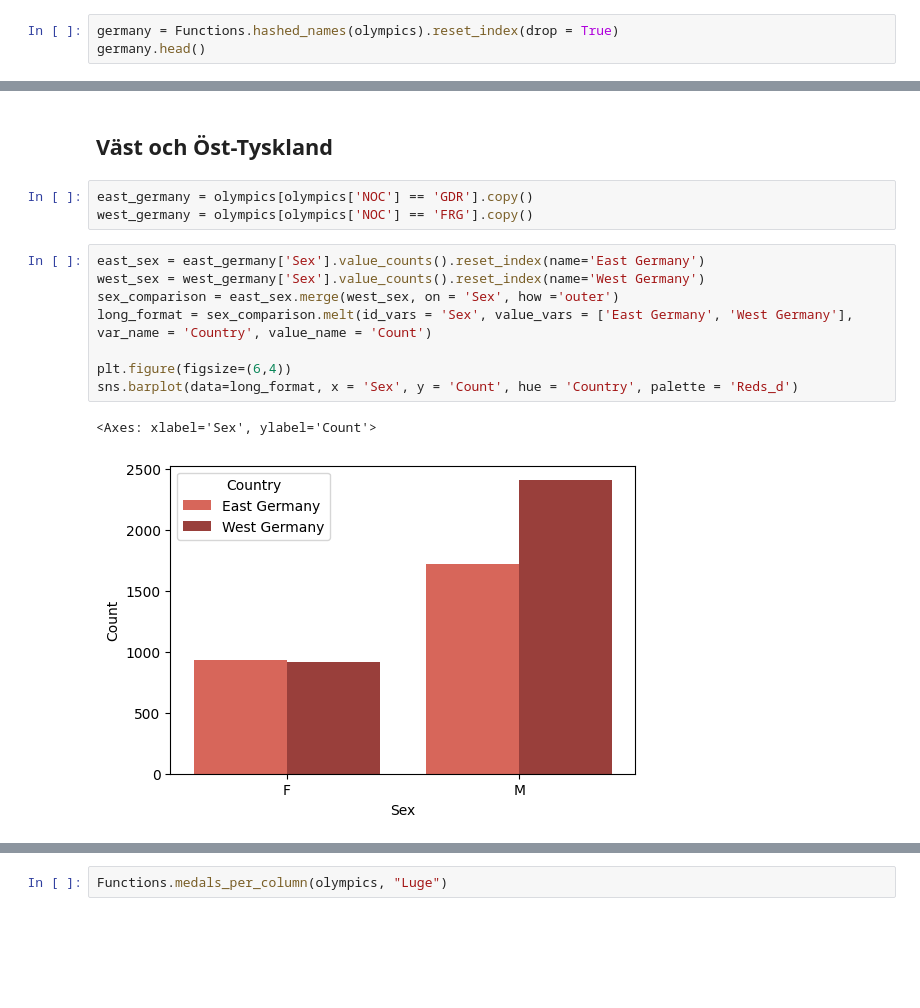
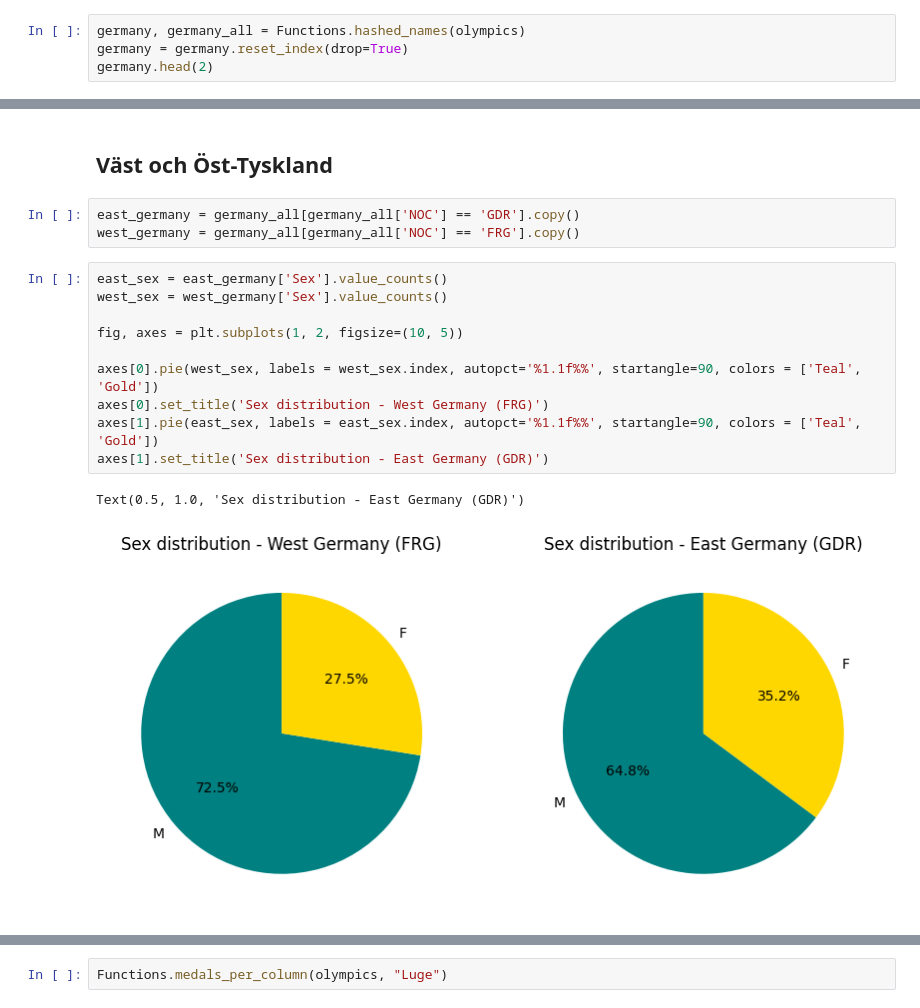
Before and after one commit to SebastianPetersson/Project_OS, a Jupyter notebook: Projekt_OS_Tyskland.ipynb, the cells around one changed output, grey strips where cells are left out. Drawn from its saved outputs; the diff is of its cells as text; blank space fills up the shorter version.

Commit message:
Uppdaterat Hash-funktion med germany_all, och ändrat könsplot mm

```diff
--- a/Projekt_OS_Tyskland.ipynb
+++ b/Projekt_OS_Tyskland.ipynb
@@ -12,8 +14,9 @@ importlib.reload(Functions)
 olympics = pd.read_csv('athlete_events.csv')
 noc = pd.read_csv('noc_regions.csv')
 # %%
-germany = Functions.hashed_names(olympics).reset_index(drop = True)
-germany.head()
+germany, germany_all = Functions.hashed_names(olympics)
+germany = germany.reset_index(drop=True)
+germany.head(2)
 # %% [output]
 |  | ID | Hash_Names | Sex | Age | Height | Weight | Team | NOC | Games | Year | Season | ... |
 | 0 | 133 | 341116996c59575b8e0a66ad3d42f5063... | M | NaN | NaN | NaN | Germany | GER | 1900 Summer | 1900 | Summer | ... |
@@ -62,16 +62,18 @@ plt.show()
 # %% [markdown]
 ## Väst och Öst-Tyskland
 # %%
-east_germany = olympics[olympics['NOC'] == 'GDR'].copy()
-west_germany = olympics[olympics['NOC'] == 'FRG'].copy()
+east_germany = germany_all[germany_all['NOC'] == 'GDR'].copy()
+west_germany = germany_all[germany_all['NOC'] == 'FRG'].copy()
 # %%
-east_sex = east_germany['Sex'].value_counts().reset_index(name='East Germany')
-west_sex = west_germany['Sex'].value_counts().reset_index(name='West Germany')
-sex_comparison = east_sex.merge(west_sex, on = 'Sex', how ='outer')
-long_format = sex_comparison.melt(id_vars = 'Sex', value_vars = ['East Germany', 'West Germany'], var_name = 'Country', value_name = 'Count')
+east_sex = east_germany['Sex'].value_counts()
+west_sex = west_germany['Sex'].value_counts()
 
-plt.figure(figsize=(6,4))
-sns.barplot(data=long_format, x = 'Sex', y = 'Count', hue = 'Country', palette = 'Reds_d')
+fig, axes = plt.subplots(1, 2, figsize=(10, 5))
+
+axes[0].pie(west_sex, labels = west_sex.index, autopct='%1.1f%%', startangle=90, colors = ['Teal', 'Gold'])
+axes[0].set_title('Sex distribution - West Germany (FRG)')
+axes[1].pie(east_sex, labels = east_sex.index, autopct='%1.1f%%', startangle=90, colors = ['Teal', 'Gold'])
+axes[1].set_title('Sex distribution - East Germany (GDR)')
 # %% [output]
-<Axes: xlabel='Sex', ylabel='Count'>
+Text(0.5, 1.0, 'Sex distribution - East Germany (GDR)')
-[figure, old version]
+[figure, new version]
```
Also changed, not shown: parts of 4 cells of this notebook, 1 other file.
